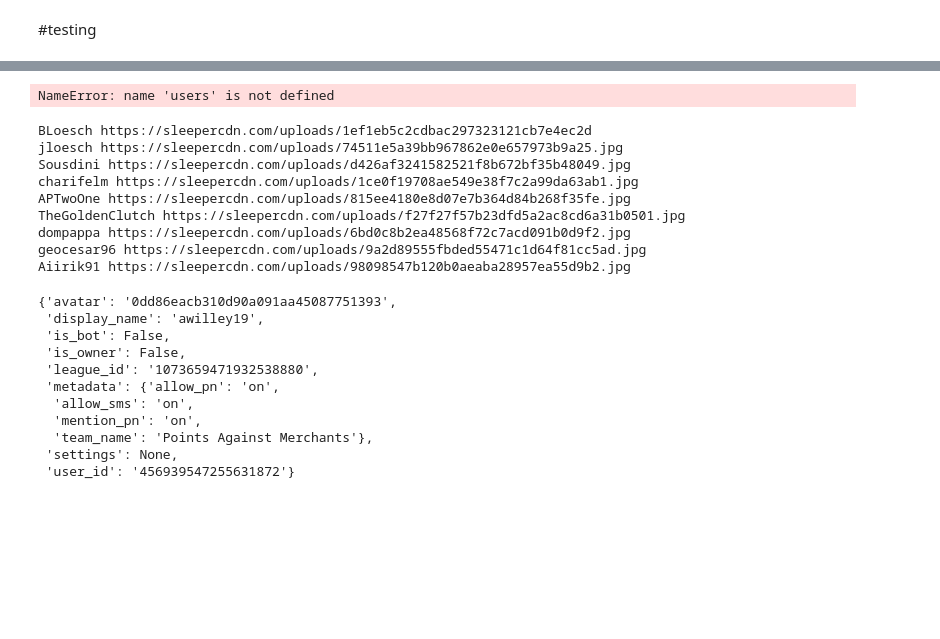
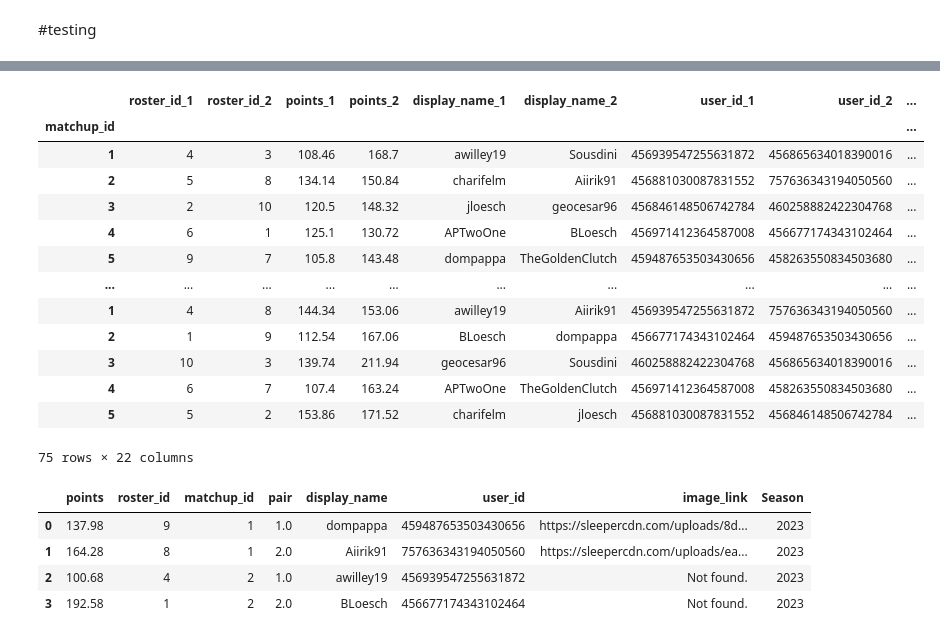
Before and after one commit to B-Loesch/sleeper_streamlit, a Jupyter notebook: testing_api.ipynb, the cells around one changed output, grey strips where cells are left out. Drawn from its saved outputs; the diff is of its cells as text; code cells hidden in the pictures; blank space fills up the shorter version.

Commit message:
matchup matrix, narrative added
adds a new dataframe for head to head records, also includes some text for historical scoring

```diff
--- a/testing_api.ipynb
+++ b/testing_api.ipynb
@@ -245,13 +245,13 @@ all_matchups[all_matchups["user_pair"] == ("BLoesch", "jloesch")].sort_values(by
 # %% [markdown]
 #testing
 # %%
-league_id = 1073659471932538880
-season = 2024
+league_id = 936029369854734336
+season = 2023
 play_off_week_start = 15
 
 users_df = all_rosters[all_rosters["Season"] == str(season)]
 season_matchups = pd.DataFrame()
-for i in range(3):
+for i in range(20):
     week = i+1
     matchups_response = get_matchups(league_id, week_number = week)
 
@@ -271,16 +271,17 @@ for i in range(3):
         matchups_df['pair'] = matchups_df.groupby('matchup_id').cumcount() + 1
         matchups_df = matchups_df.merge(users_df, on = 'roster_id')
         matchups_df = matchups_df[matchups_df["matchup_id"].notnull()] # if it's playoffs, teams that aren't included still return a matchup but shouldn't be kept
+        matchups_df['matchup_id'] = matchups_df['matchup_id'].astype(int)
 
         matchups_df_wide = matchups_df.pivot(index='matchup_id', columns='pair', values=['roster_id', 'points', 'display_name', 'user_id'])
-        matchups_df_wide.columns = [f"{col[0]}_{col[1]}" for col in matchups_df_wide.columns]
+        matchups_df_wide.columns = [f"{col[0]}_{str(col[1])}" for col in matchups_df_wide.columns]
         matchups_df_wide["season"] = season
         matchups_df_wide["week"] = week
         matchups_df_wide["match_type"] = matchups_df_wide['week'].apply(lambda x: 'Regular Season' if x < int(play_off_week_start) else 'Playoffs')
 
         season_matchups = pd.concat([season_matchups, matchups_df_wide])
 
-season_matchups = season_matchups[(season_matchups["points_1"] > 0) & (season_matchups["points_2"] > 0)]
-season_matchups['user_pair'] = season_matchups.apply(lambda row: tuple(sorted([row['display_name_1'], row['display_name_2']])), axis=1)
-season_matchups["Winner"] = season_matchups.apply(lambda row: row['display_name_1'] if row['points_1'] > row['points_2'] else row['display_name_2'], axis=1)
-season_matchups["Loser"] = season_matchups.apply(lambda row: row['display_name_2'] if row['points_1'] > row['points_2'] else row['display_name_1'], axis=1)
+    season_matchups = season_matchups[(season_matchups["points_1"] > 0) & (season_matchups["points_2"] > 0)]
+    season_matchups['user_pair'] = season_matchups.apply(lambda row: tuple(sorted([row['display_name_1'], row['display_name_2']])), axis=1)
+    season_matchups["Winner"] = season_matchups.apply(lambda row: row['display_name_1'] if row['points_1'] > row['points_2'] else row['display_name_2'], axis=1)
+    season_matchups["Loser"] = season_matchups.apply(lambda row: row['display_name_2'] if row['points_1'] > row['points_2'] else row['display_name_1'], axis=1)
@@ -457,4 +287,0 @@ test
-# %%
-users
-# %% [output]
-NameError: name 'users' is not defined
@@ -473,30 +288,17 @@ else:
-# %%
-for i, user in enumerate(users):
-    try:
-        print(user['display_name'], user['metadata']['avatar'])
-    except KeyError:
-        continue
-# %% [output]
-BLoesch https://sleepercdn.com/uploads/1ef1eb5c2cdbac297323121cb7e4ec2d
-jloesch https://sleepercdn.com/uploads/74511e5a39bb967862e0e657973b9a25.jpg
-Sousdini https://sleepercdn.com/uploads/d426af3241582521f8b672bf35b48049.jpg
-charifelm https://sleepercdn.com/uploads/1ce0f19708ae549e38f7c2a99da63ab1.jpg
-APTwoOne https://sleepercdn.com/uploads/815ee4180e8d07e7b364d84b268f35fe.jpg
-TheGoldenClutch https://sleepercdn.com/uploads/f27f27f57b23dfd5a2ac8cd6a31b0501.jpg
-dompappa https://sleepercdn.com/uploads/6bd0c8b2ea48568f72c7acd091b0d9f2.jpg
-geocesar96 https://sleepercdn.com/uploads/9a2d89555fbded55471c1d64f81cc5ad.jpg
-Aiirik91 https://sleepercdn.com/uploads/98098547b120b0aeaba28957ea55d9b2.jpg
-# %%
-users[4]
-# %% [output]
-{'avatar': '0dd86eacb310d90a091aa45087751393',
- 'display_name': 'awilley19',
- 'is_bot': False,
- 'is_owner': False,
- 'league_id': '1073659471932538880',
- 'metadata': {'allow_pn': 'on',
-  'allow_sms': 'on',
-  'mention_pn': 'on',
-  'team_name': 'Points Against Merchants'},
- 'settings': None,
- 'user_id': '456939547255631872'}
+# %%
+season_matchups
+# %% [output]
+|  | roster_id_1 | roster_id_2 | points_1 | points_2 | display_name_1 | display_name_2 | user_id_1 | user_id_2 | ... |
+| matchup_id |  |  |  |  |  |  |  |  | ... |
+| 1 | 4 | 3 | 108.46 | 168.7 | awilley19 | Sousdini | 456939547255631872 | 456865634018390016 | ... |
+| 2 | 5 | 8 | 134.14 | 150.84 | charifelm | Aiirik91 | 456881030087831552 | 757636343194050560 | ... |
+| 3 | 2 | 10 | 120.5 | 148.32 | jloesch | geocesar96 | 456846148506742784 | 460258882422304768 | ... |
+| 4 | 6 | 1 | 125.1 | 130.72 | APTwoOne | BLoesch | 456971412364587008 | 456677174343102464 | ... |
+| 5 | 9 | 7 | 105.8 | 143.48 | dompappa | TheGoldenClutch | 459487653503430656 | 458263550834503680 | ... |
+| ... | ... | ... | ... | ... | ... | ... | ... | ... | ... |
+| 1 | 4 | 8 | 144.34 | 153.06 | awilley19 | Aiirik91 | 456939547255631872 | 757636343194050560 | ... |
+| 2 | 1 | 9 | 112.54 | 167.06 | BLoesch | dompappa | 456677174343102464 | 459487653503430656 | ... |
+| 3 | 10 | 3 | 139.74 | 211.94 | geocesar96 | Sousdini | 460258882422304768 | 456865634018390016 | ... |
+| 4 | 6 | 7 | 107.4 | 163.24 | APTwoOne | TheGoldenClutch | 456971412364587008 | 458263550834503680 | ... |
+| 5 | 5 | 2 | 153.86 | 171.52 | charifelm | jloesch | 456881030087831552 | 456846148506742784 | ... |
+75 rows × 22 columns
@@ -502,0 +331,8 @@ users[4]
+# %%
+matchups_df
+# %% [output]
+|  | points | roster_id | matchup_id | pair | display_name | user_id | image_link | Season |
+| 0 | 137.98 | 9 | 1 | 1.0 | dompappa | 459487653503430656 | https://sleepercdn.com/uploads/8d... | 2023 |
+| 1 | 164.28 | 8 | 1 | 2.0 | Aiirik91 | 757636343194050560 | https://sleepercdn.com/uploads/ea... | 2023 |
+| 2 | 100.68 | 4 | 2 | 1.0 | awilley19 | 456939547255631872 | Not found. | 2023 |
+| 3 | 192.58 | 1 | 2 | 2.0 | BLoesch | 456677174343102464 | Not found. | 2023 |
```
Also changed, not shown: parts of 28 cells of this notebook, 2 other files.
